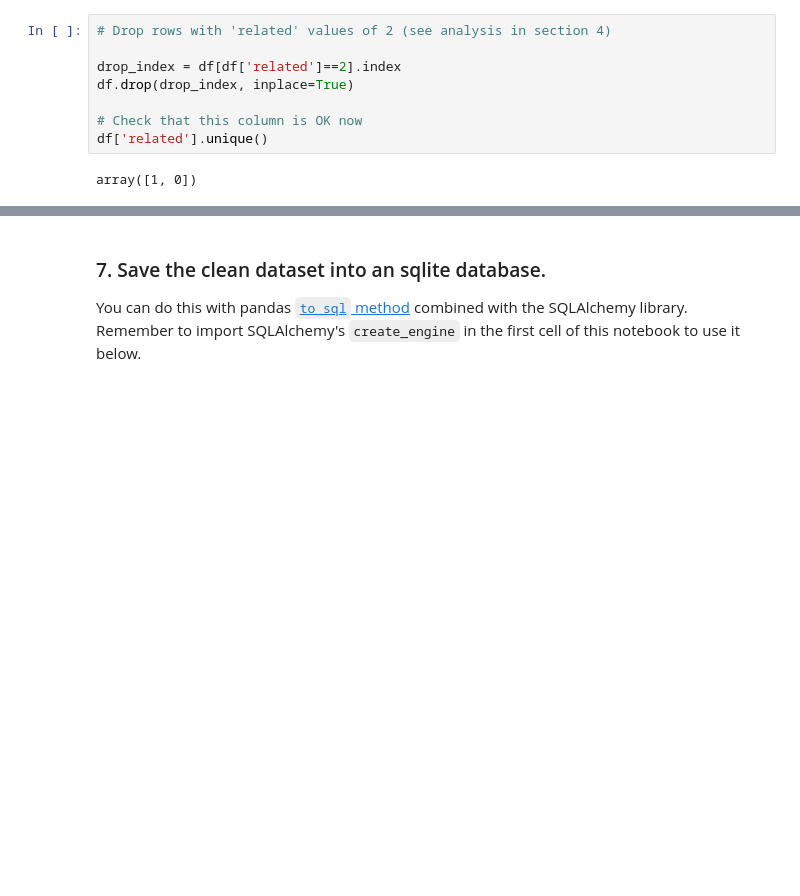
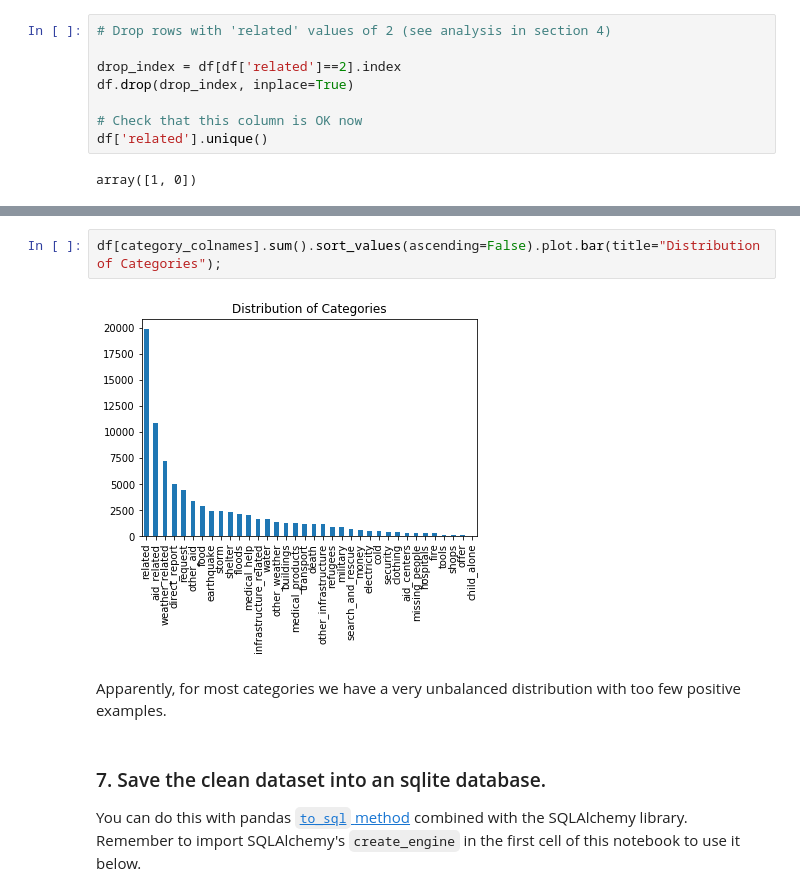
Before and after one commit to barkas62/Disaster_Response_Pipelines, a Jupyter notebook: dev/ETL Pipeline Preparation.ipynb, the cells around one changed output, grey strips where cells are left out. Cells and saved outputs as stored; diff of their text form; blank space fills up the shorter version.

Commit message:
feat: Categories distribution analysis added Before applying ML to our cleaned data, we need to understand how the data are distributed across categories.

```diff
--- a/dev/ETL Pipeline Preparation.ipynb
+++ b/dev/ETL Pipeline Preparation.ipynb
@@ -280,3 +293,9 @@ array([1, 0])
+# %%
+df[category_colnames].sum().sort_values(ascending=False).plot.bar(title="Distribution of Categories");
+# %% [output]
+[figure, added]
+# %% [markdown]
+Apparently, for most categories we have a very unbalanced distribution with too few positive examples.
 # %% [markdown]
 ### 7. Save the clean dataset into an sqlite database.
 You can do this with pandas [`to_sql` method](https://pandas.pydata.org/pandas-docs/stable/generated/pandas.DataFrame.to_sql.html) combined with the SQLAlchemy library. Remember to import SQLAlchemy's `create_engine` in the first cell of this notebook to use it below.
```
Also changed, not shown: parts of 3 cells of this notebook.
